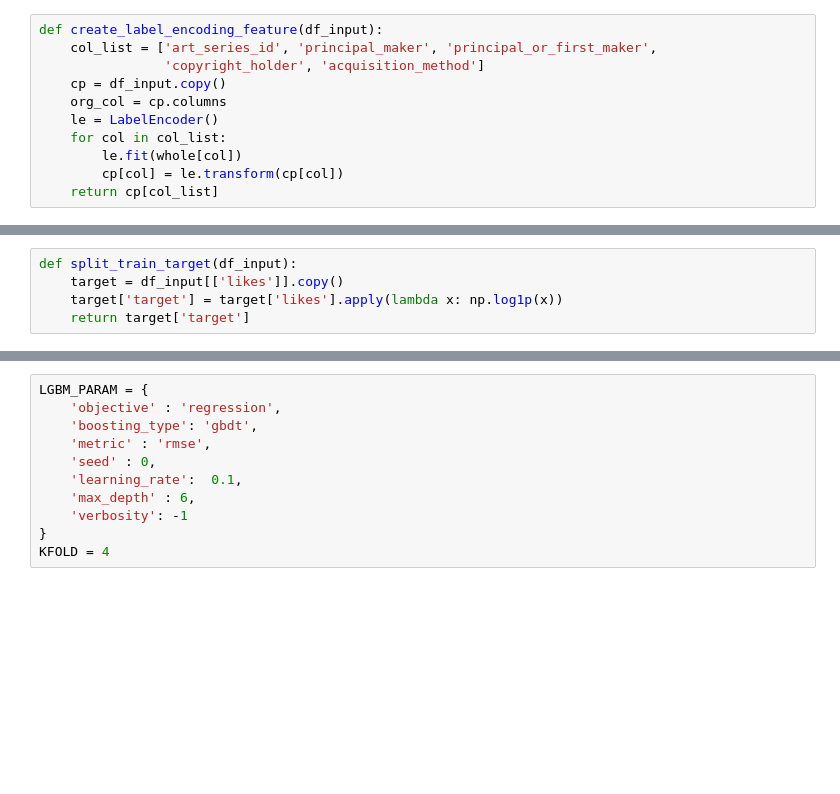
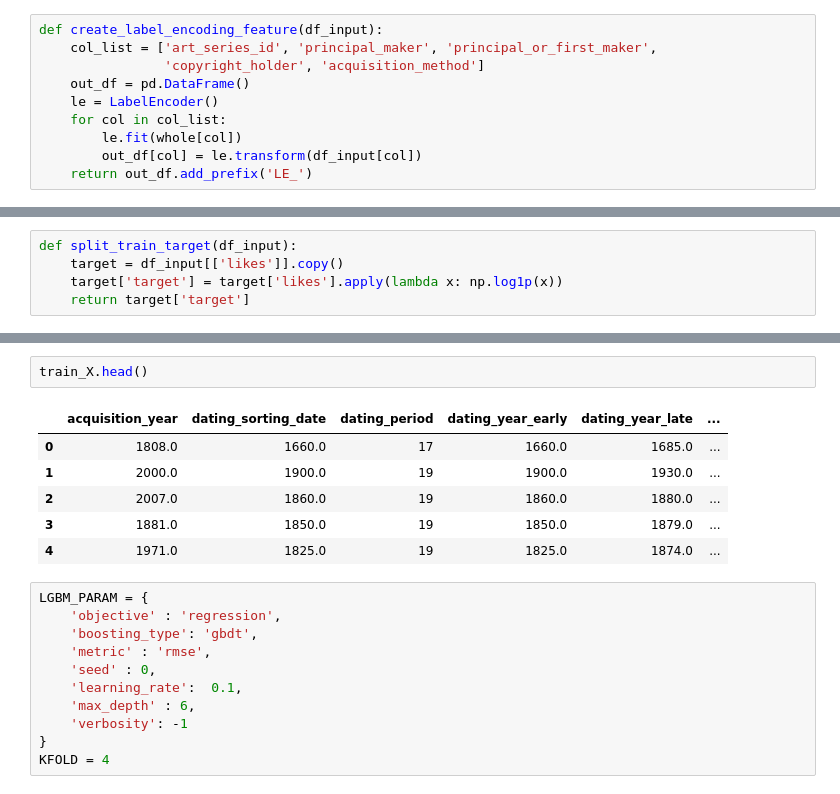
Before and after one commit to yumehara/atmacup10, a Jupyter notebook: notebook/baseline.ipynb, the cells around one changed output, grey strips where cells are left out. Drawn from its saved outputs; the diff is of its cells as text; blank space fills up the shorter version.

```diff
--- a/notebook/baseline.ipynb
+++ b/notebook/baseline.ipynb
@@ -78,10 +79,9 @@ def create_count_encoding_feature(df_input):
 def create_label_encoding_feature(df_input):
     col_list = ['art_series_id', 'principal_maker', 'principal_or_first_maker',
                 'copyright_holder', 'acquisition_method']
-    cp = df_input.copy()
-    org_col = cp.columns
+    out_df = pd.DataFrame()
     le = LabelEncoder()
     for col in col_list:
         le.fit(whole[col])
-        cp[col] = le.transform(cp[col])
-    return cp[col_list]
+        out_df[col] = le.transform(df_input[col])
+    return out_df.add_prefix('LE_')
@@ -118,3 +138,12 @@ feat_cnt = len(train_X.columns)
+# %%
+train_X.head()
+# %% [output]
+|  | acquisition_year | dating_sorting_date | dating_period | dating_year_early | dating_year_late | ... |
+| 0 | 1808.0 | 1660.0 | 17 | 1660.0 | 1685.0 | ... |
+| 1 | 2000.0 | 1900.0 | 19 | 1900.0 | 1930.0 | ... |
+| 2 | 2007.0 | 1860.0 | 19 | 1860.0 | 1880.0 | ... |
+| 3 | 1881.0 | 1850.0 | 19 | 1850.0 | 1879.0 | ... |
+| 4 | 1971.0 | 1825.0 | 19 | 1825.0 | 1874.0 | ... |
 # %%
 LGBM_PARAM = {
     'objective' : 'regression',
```
Also changed, not shown: parts of 22 cells of this notebook.
